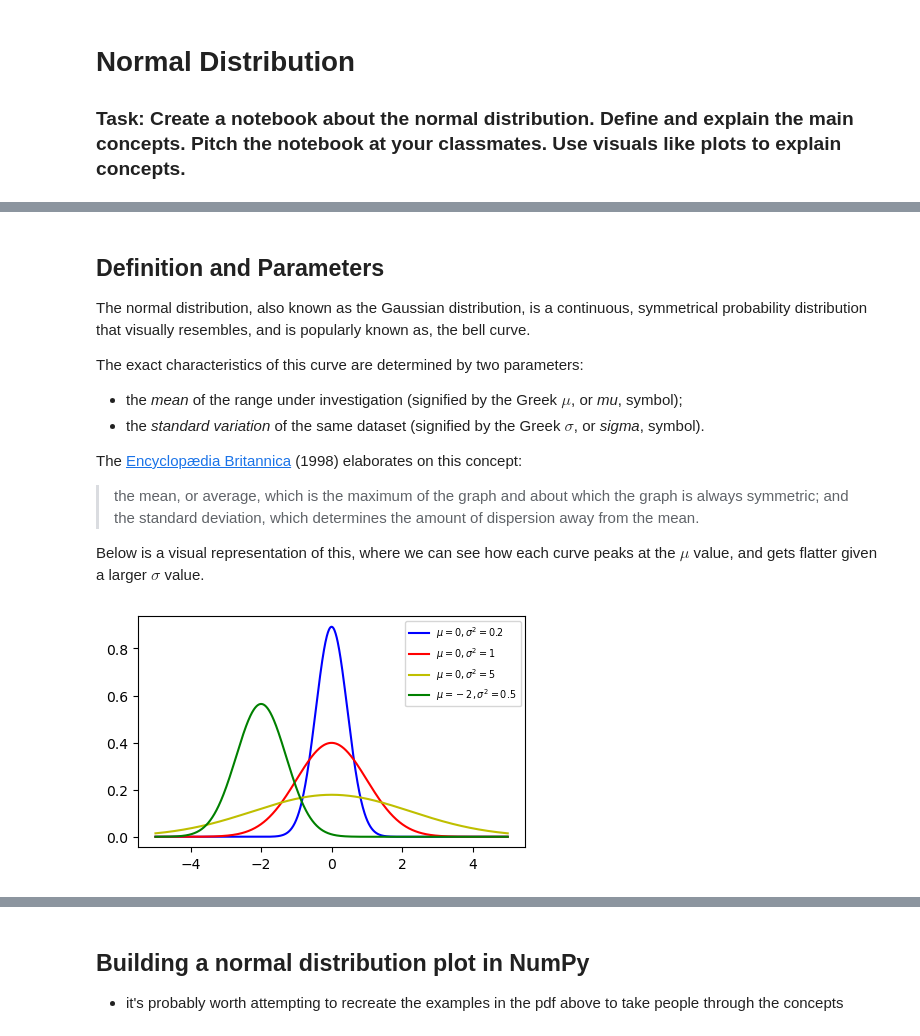
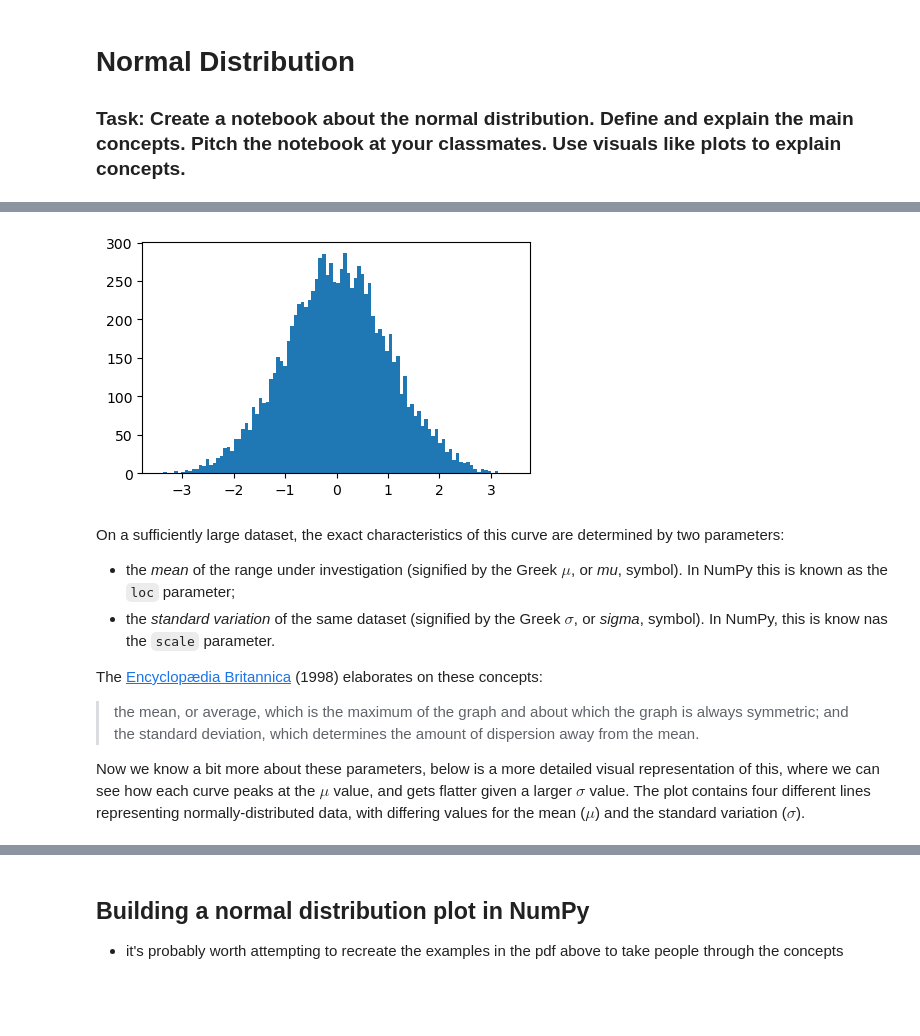
Before and after one commit to kiehozero/atu-fundda2022, a Jupyter notebook: practicals/00-normal-distribution.ipynb, the cells around one changed output, grey strips where cells are left out. Saved outputs shown, nothing was run; the diff lists cells and outputs as text; code cells hidden in the pictures; blank space fills up the shorter version.

Commit message:
Bulk done on Definition and Parameters, planning for Density Function needs a step-through example

```diff
--- a/practicals/00-normal-distribution.ipynb
+++ b/practicals/00-normal-distribution.ipynb
@@ -12,49 +16,21 @@ import scipy as ss
+# %%
+# a dataset distributed normally. 'Loc' defines the middle point and peak of the curve,
+# 'scale' how quickly the curve tapers off, and 'size' the number of data points used
+nor = np.random.normal(loc=0, scale=1, size=10000)
+
+# plot the dataset, segmenting all data points into 100 bins
+plt.hist(nor, bins=100)
+plt.show();
+# %% [output]
+[figure, added]
 # %% [markdown]
-## Definition and Parameters
+On a sufficiently large dataset, the exact characteristics of this curve are determined by two parameters:
 
-The normal distribution, also known as the Gaussian distribution, is a continuous, symmetrical probability distribution that visually resembles, and is popularly known as, the bell curve.
+ - the <i>mean</i> of the range under investigation (signified by the Greek $\mu$, or <i>mu</i>, symbol). In NumPy this is known as the `loc` parameter;
+ - the <i>standard variation</i> of the same dataset (signified by the Greek $\sigma$, or <i>sigma</i>, symbol). In NumPy, this is know nas the `scale` parameter.
 
-The exact characteristics of this curve are determined by two parameters:
-
- - the <i>mean</i> of the range under investigation (signified by the Greek $\mu$, or <i>mu</i>, symbol);
- - the <i>standard variation</i> of the same dataset (signified by the Greek $\sigma$, or <i>sigma</i>, symbol).
-
-The [Encyclopædia Britannica](https://www.britannica.com/topic/normal-distribution) (1998) elaborates on this concept:
+The [Encyclopædia Britannica](https://www.britannica.com/topic/normal-distribution) (1998) elaborates on these concepts:
 
 > the mean, or average, which is the maximum of the graph and about which the graph is always symmetric; and the standard deviation, which determines the amount of dispersion away from the mean.
 
-Below is a visual representation of this, where we can see how each curve peaks at the $\mu$ value, and gets flatter given a larger $\sigma$ value.
+Now we know a bit more about these parameters, below is a more detailed visual representation of this, where we can see how each curve peaks at the $\mu$ value, and gets flatter given a larger $\sigma$ value. The plot contains four different lines representing normally-distributed data, with differing values for the mean ($\mu$) and the standard variation ($\sigma$).
-# %%
-# I've adapted Ian's original plot code here and supplemented it with some ideas from the metadata supplied with the
-# image and code found at this link: https://commons.wikimedia.org/wiki/File:Normal_Distribution_PDF.svg#Summary
-# There are probably better ways to structure this code, but it is important that I find my own solution to things
-# rather than simply copying-and-pasting things wholesale.
-
-# x values for the plot's x-axis
-x = np.linspace(-5.0, 5.0, 1000)
-
-# A list containing each mean, standard deviation and plot colour I wish to use,
-# the NumPy sqrt() function is referred to in the bugs section of the README
-mu_sig = [[0,0.2,'b'],[0,1,'r'],[0,5,'y'],[-2,0.5,'g']]
-
-# Plot the function each of the items in mu_sig
-for i in mu_sig:
-    # assigns each item in the above list to a variable for use in the density function
-    mu = i[0]
-    # sig saves the value as-is, while sigma takes the square root
-    sig = i[1]
-    sigma = np.sqrt(sig)
-    colour = i[2]
-    # plots points on the y-axis using the density function. The divide by 1
-    # in the formula below is referred to in the bugs section of the README
-    plt.plot(
-        x,
-        1/(sigma * (2*np.pi)**.5) * np.e ** (-(x-mu)**2/(2 * sigma**2)),
-        color=colour,
-        label=rf'$\mu = {mu},\sigma^2 = {sig}$')
-
-# Add a legend.
-plt.legend(loc='best', fontsize='x-small')
-plt.show();
-# %% [output]
-[figure, removed]
```
Also changed, not shown: parts of 13 cells of this notebook, 1 other file.
